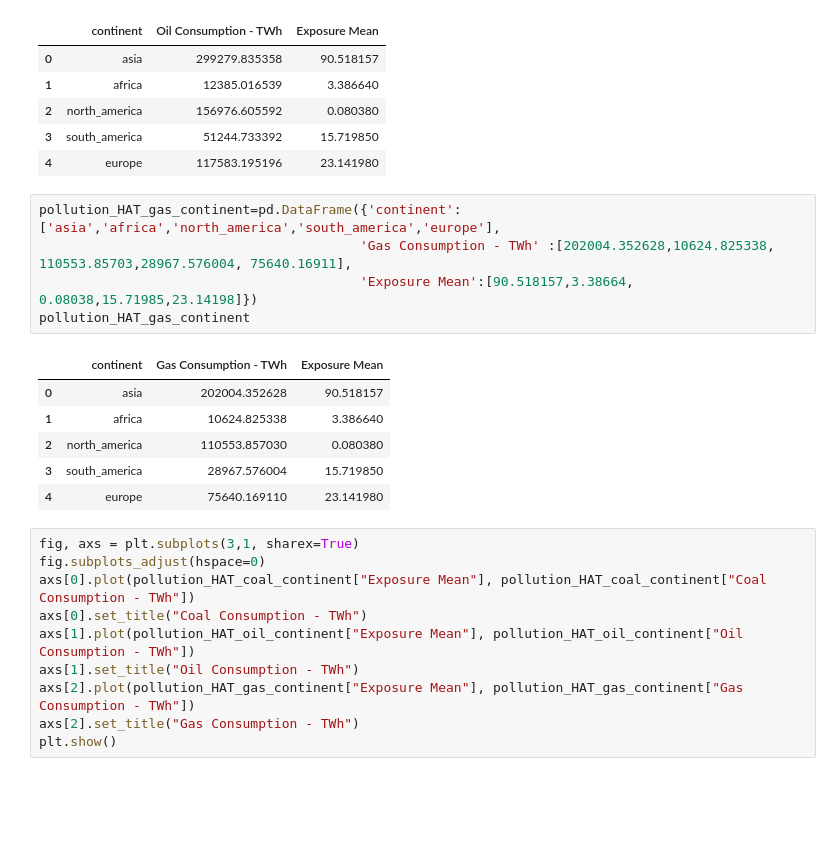
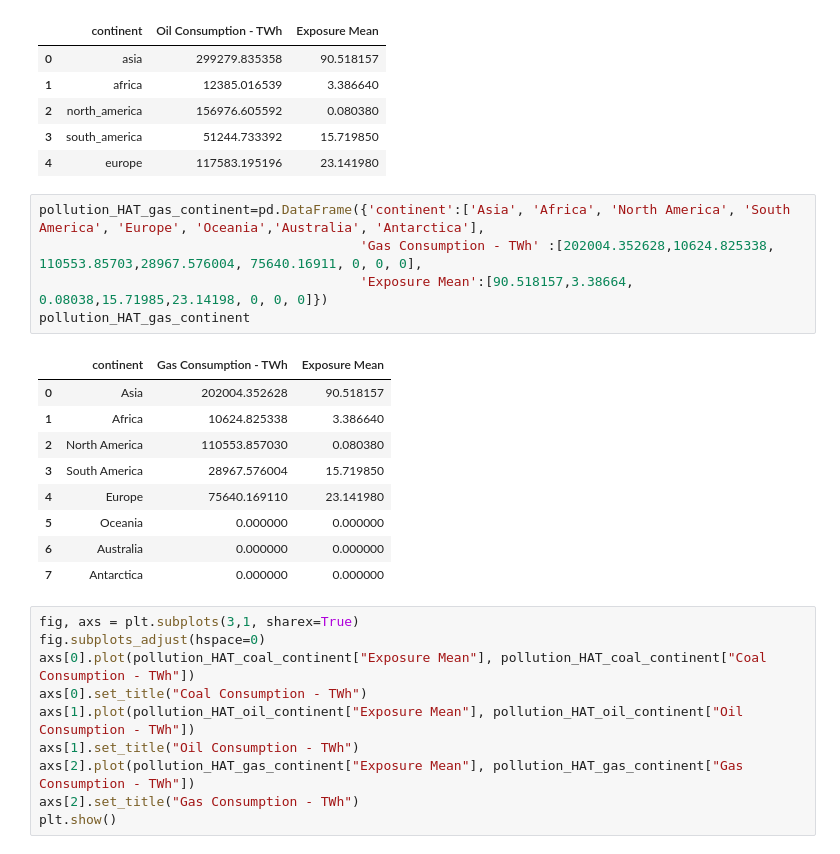
Before and after one commit to 1-1is0/air_pollution_effect, a Jupyter notebook: continent_fossil_fuel.ipynb, the cells around one changed output. Cells and saved outputs as stored; diff of their text form; blank space fills up the shorter version.

Commit message:
fix map continent

```diff
--- a/continent_fossil_fuel.ipynb
+++ b/continent_fossil_fuel.ipynb
@@ -466,17 +466,20 @@ pollution_HAT_oil_continent
 | 3 | south_america | 51244.733392 | 15.719850 |
 | 4 | europe | 117583.195196 | 23.141980 |
 # %%
-pollution_HAT_gas_continent=pd.DataFrame({'continent':['asia','africa','north_america','south_america','europe'],
-                                         'Gas Consumption - TWh' :[202004.352628,10624.825338, 110553.85703,28967.576004, 75640.16911],
-                                         'Exposure Mean':[90.518157,3.38664, 0.08038,15.71985,23.14198]})
+pollution_HAT_gas_continent=pd.DataFrame({'continent':['Asia', 'Africa', 'North America', 'South America', 'Europe', 'Oceania','Australia', 'Antarctica'],
+                                         'Gas Consumption - TWh' :[202004.352628,10624.825338, 110553.85703,28967.576004, 75640.16911, 0, 0, 0],
+                                         'Exposure Mean':[90.518157,3.38664, 0.08038,15.71985,23.14198, 0, 0, 0]})
 pollution_HAT_gas_continent
 # %% [output]
 |  | continent | Gas Consumption - TWh | Exposure Mean |
-| 0 | asia | 202004.352628 | 90.518157 |
-| 1 | africa | 10624.825338 | 3.386640 |
-| 2 | north_america | 110553.857030 | 0.080380 |
-| 3 | south_america | 28967.576004 | 15.719850 |
-| 4 | europe | 75640.169110 | 23.141980 |
+| 0 | Asia | 202004.352628 | 90.518157 |
+| 1 | Africa | 10624.825338 | 3.386640 |
+| 2 | North America | 110553.857030 | 0.080380 |
+| 3 | South America | 28967.576004 | 15.719850 |
+| 4 | Europe | 75640.169110 | 23.141980 |
+| 5 | Oceania | 0.000000 | 0.000000 |
+| 6 | Australia | 0.000000 | 0.000000 |
+| 7 | Antarctica | 0.000000 | 0.000000 |
 # %%
 fig, axs = plt.subplots(3,1, sharex=True)
 fig.subplots_adjust(hspace=0)
```
Also changed, not shown: parts of 7 cells of this notebook.
